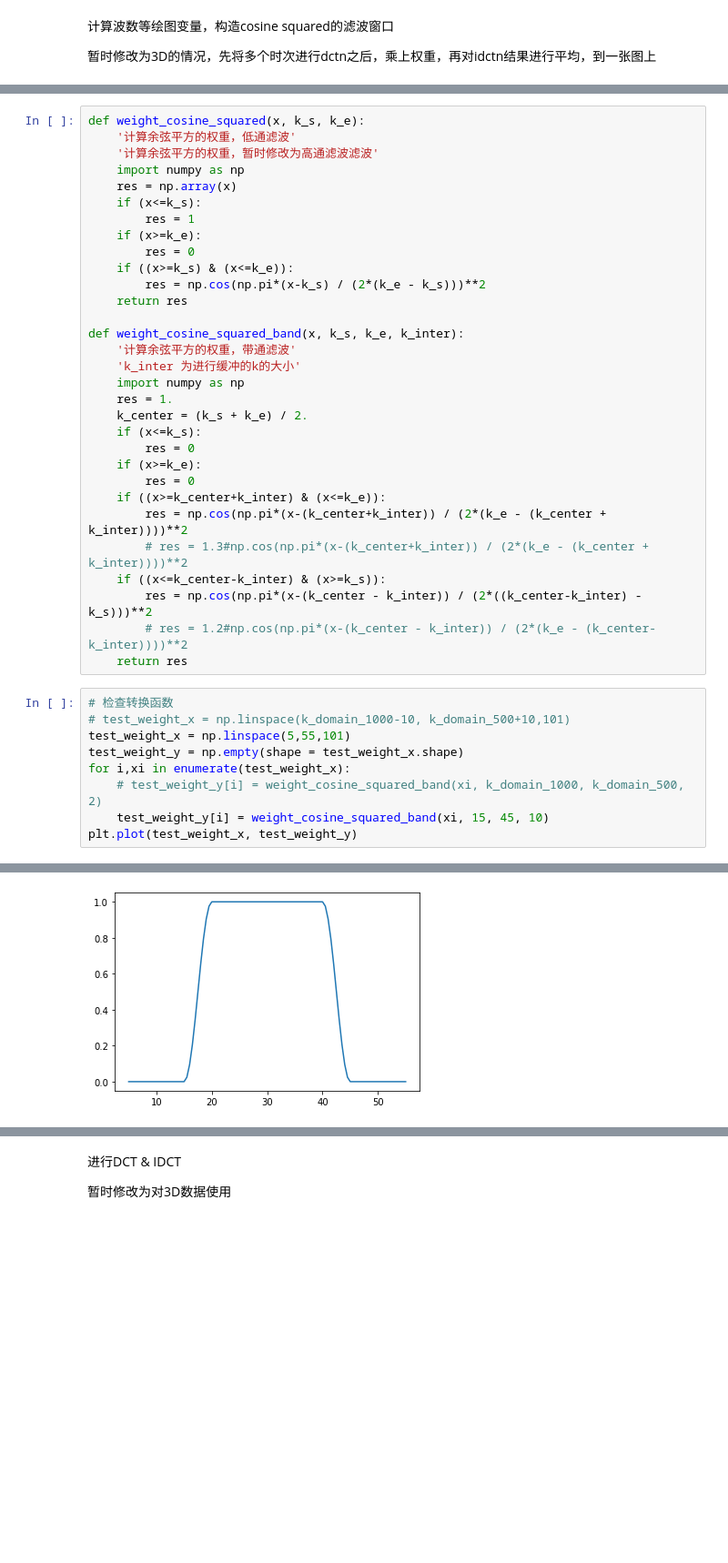
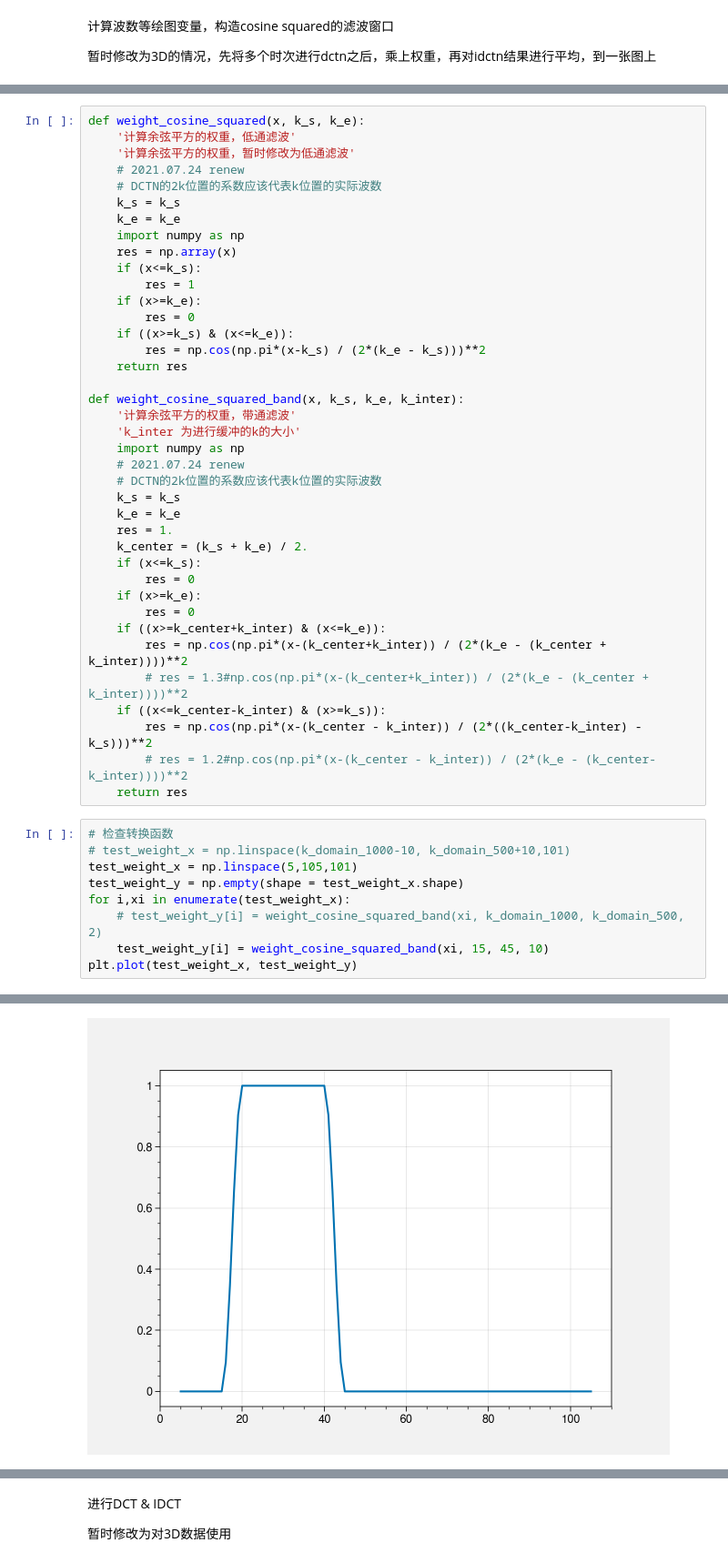
Before and after one commit to dozerlcl/MPAS_case_study, a Jupyter notebook: 92-25km_vr_rcm_postprocess/visualization/spectral/dft_dct/2d_dct_synthesis/single_idct_2D.ipynb, the cells around one changed output, grey strips where cells are left out. Shown at 91% size. Saved outputs shown, nothing was run; the diff lists cells and outputs as text; blank space fills up the shorter version.

```diff
--- a/92-25km_vr_rcm_postprocess/visualization/spectral/dft_dct/2d_dct_synthesis/single_idct_2D.ipynb
+++ b/92-25km_vr_rcm_postprocess/visualization/spectral/dft_dct/2d_dct_synthesis/single_idct_2D.ipynb
@@ -179,7 +176,11 @@ def k_domain_count(x, all_n=all_n, dlat=dlat, dlon=dlon):
 # %%
 def weight_cosine_squared(x, k_s, k_e):
     '计算余弦平方的权重，低通滤波'
-    '计算余弦平方的权重，暂时修改为高通滤波滤波'
+    '计算余弦平方的权重，暂时修改为低通滤波'
+    # 2021.07.24 renew
+    # DCTN的2k位置的系数应该代表k位置的实际波数
+    k_s = k_s
+    k_e = k_e
     import numpy as np
     res = np.array(x)
     if (x<=k_s):
@@ -194,6 +195,10 @@ def weight_cosine_squared_band(x, k_s, k_e, k_inter):
     '计算余弦平方的权重，带通滤波'
     'k_inter 为进行缓冲的k的大小'
     import numpy as np
+    # 2021.07.24 renew
+    # DCTN的2k位置的系数应该代表k位置的实际波数
+    k_s = k_s
+    k_e = k_e
     res = 1.
     k_center = (k_s + k_e) / 2.
     if (x<=k_s):
@@ -210,15 +215,15 @@ def weight_cosine_squared_band(x, k_s, k_e, k_inter):
 # %%
 # 检查转换函数
 # test_weight_x = np.linspace(k_domain_1000-10, k_domain_500+10,101)
-test_weight_x = np.linspace(5,55,101)
+test_weight_x = np.linspace(5,105,101)
 test_weight_y = np.empty(shape = test_weight_x.shape)
 for i,xi in enumerate(test_weight_x):
     # test_weight_y[i] = weight_cosine_squared_band(xi, k_domain_1000, k_domain_500, 2)
     test_weight_y[i] = weight_cosine_squared_band(xi, 15, 45, 10)
 plt.plot(test_weight_x, test_weight_y)
 # %% [output]
 [<matplotlib.lines.Line2D at 0x...>]
-[figure, old version]
+[figure, new version]
 # %%
 # 构造weight array，以便对DCT结果使用
 weight_array_cosine = np.empty(var_3d['vr'].shape)
```
Also changed, not shown: parts of 6 cells of this notebook, 7 other files.
